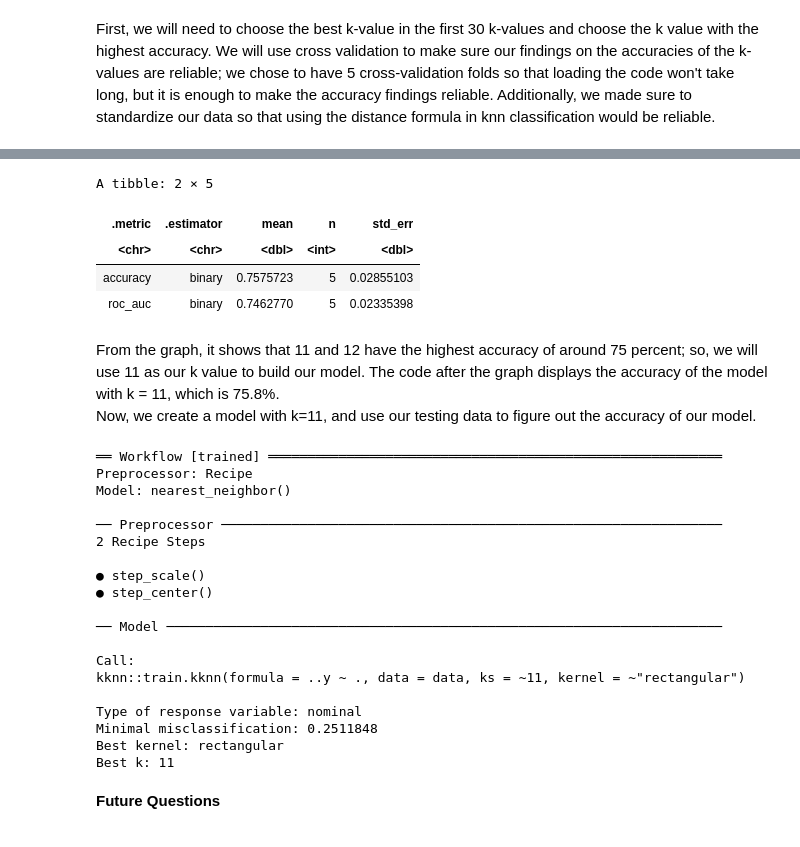
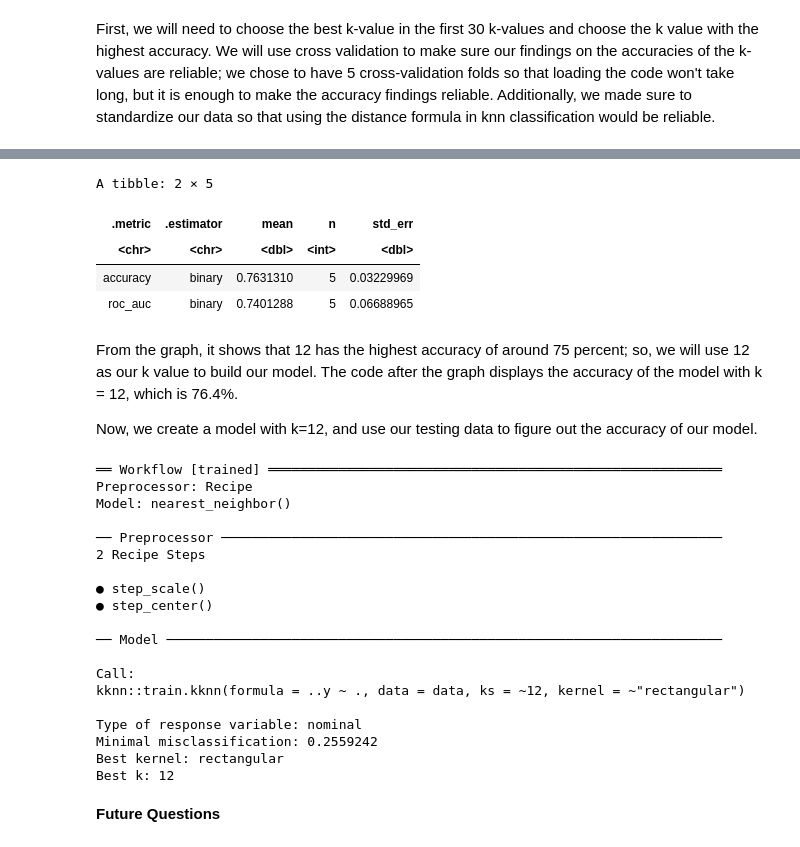
Before and after one commit to leoryry/NEW_DSCI_Project, a Jupyter notebook: Proposal.ipynb, the cells around one changed output, grey strips where cells are left out. Cells and saved outputs as stored; diff of their text form; code cells hidden in the pictures.

```diff
--- a/Proposal.ipynb
+++ b/Proposal.ipynb
@@ -185,22 +195,23 @@ cross_val_plot
 # %%
-knn_spec <- nearest_neighbor(weight_func = "rectangular", neighbors = 11) %>%
+knn_spec <- nearest_neighbor(weight_func = "rectangular", neighbors = 12) %>%
     set_engine("kknn") %>%
     set_mode("classification")
 knn_accuracy_fit <- workflow() %>%
     add_recipe(recipe) %>%
     add_model(knn_spec) %>%
     fit_resamples(resamples = vfold) %>%
     collect_metrics()
 knn_accuracy_fit
 # %% [output]
 A tibble: 2 × 5
 | .metric | .estimator | mean | n | std_err |
 | <chr> | <chr> | <dbl> | <int> | <dbl> |
-| accuracy | binary | 0.7575723 | 5 | 0.02855103 |
-| roc_auc | binary | 0.7462770 | 5 | 0.02335398 |
+| accuracy | binary | 0.7631310 | 5 | 0.03229969 |
+| roc_auc | binary | 0.7401288 | 5 | 0.06688965 |
 # %% [markdown]
-From the graph, it shows that 11 and 12 have the highest accuracy of around 75 percent; so, we will use 11 as our k value to build our model. The code after the graph displays the accuracy of the model with k = 11, which is 75.8%.
-<br> Now, we create a model with k=11, and use our testing data to figure out the accuracy of our model.
+From the graph, it shows that 12 has the highest accuracy of around 75 percent; so, we will use 12 as our k value to build our model. The code after the graph displays the accuracy of the model with k = 12, which is 76.4%.
+
+Now, we create a model with k=12, and use our testing data to figure out the accuracy of our model.
 # %%
 knn_fit <- workflow() %>%
     add_recipe(recipe) %>%
@@ -221,12 +232,12 @@ Model: nearest_neighbor()
 ── Model ───────────────────────────────────────────────────────────────────────
 
 Call:
-kknn::train.kknn(formula = ..y ~ ., data = data, ks = ~11, kernel = ~"rectangular")
+kknn::train.kknn(formula = ..y ~ ., data = data, ks = ~12, kernel = ~"rectangular")
 
 Type of response variable: nominal
-Minimal misclassification: 0.2511848
+Minimal misclassification: 0.2559242
 Best kernel: rectangular
-Best k: 11
+Best k: 12
 # %% [markdown]
 **Future Questions**
 # %% [markdown]
```
Also changed, not shown: parts of 7 cells of this notebook.
